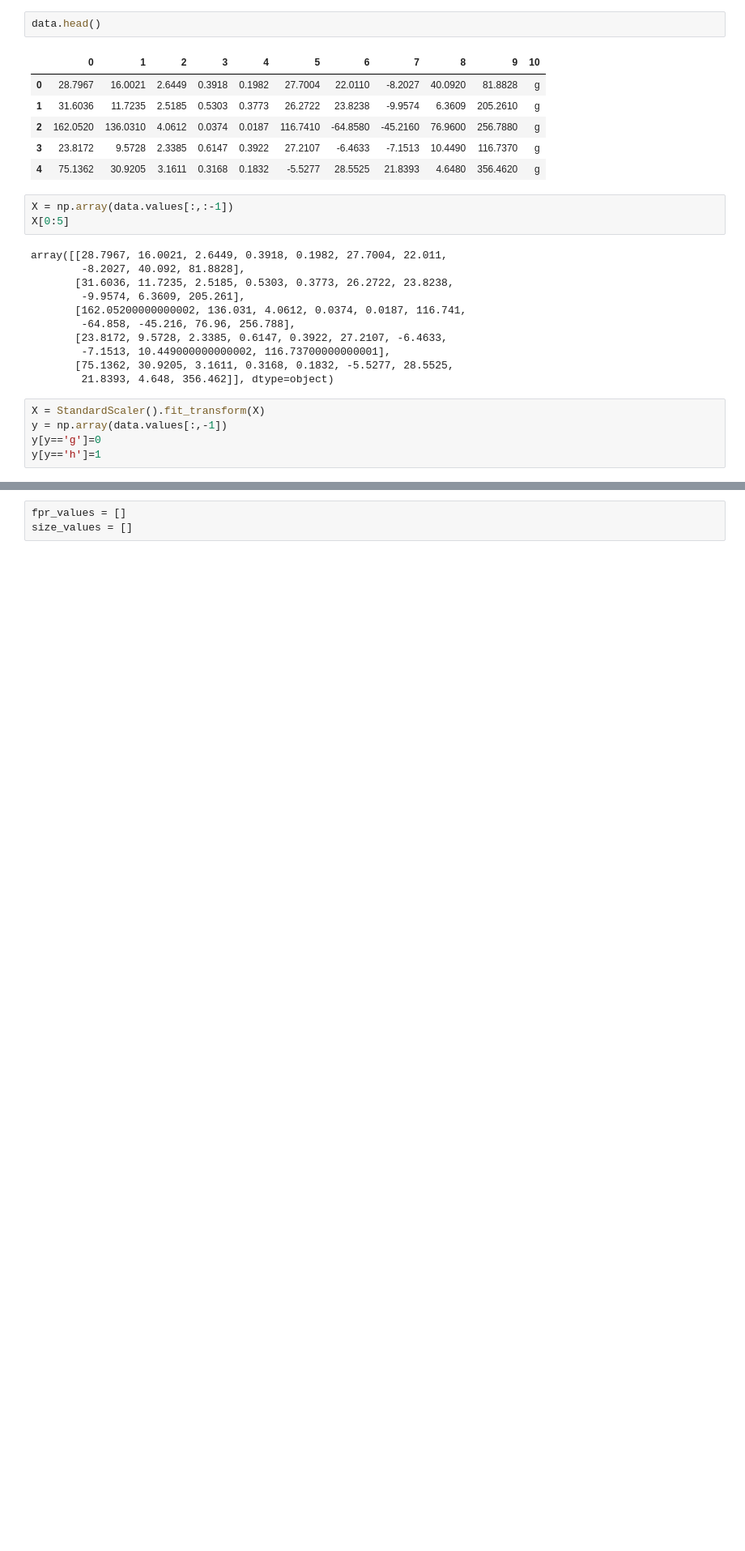
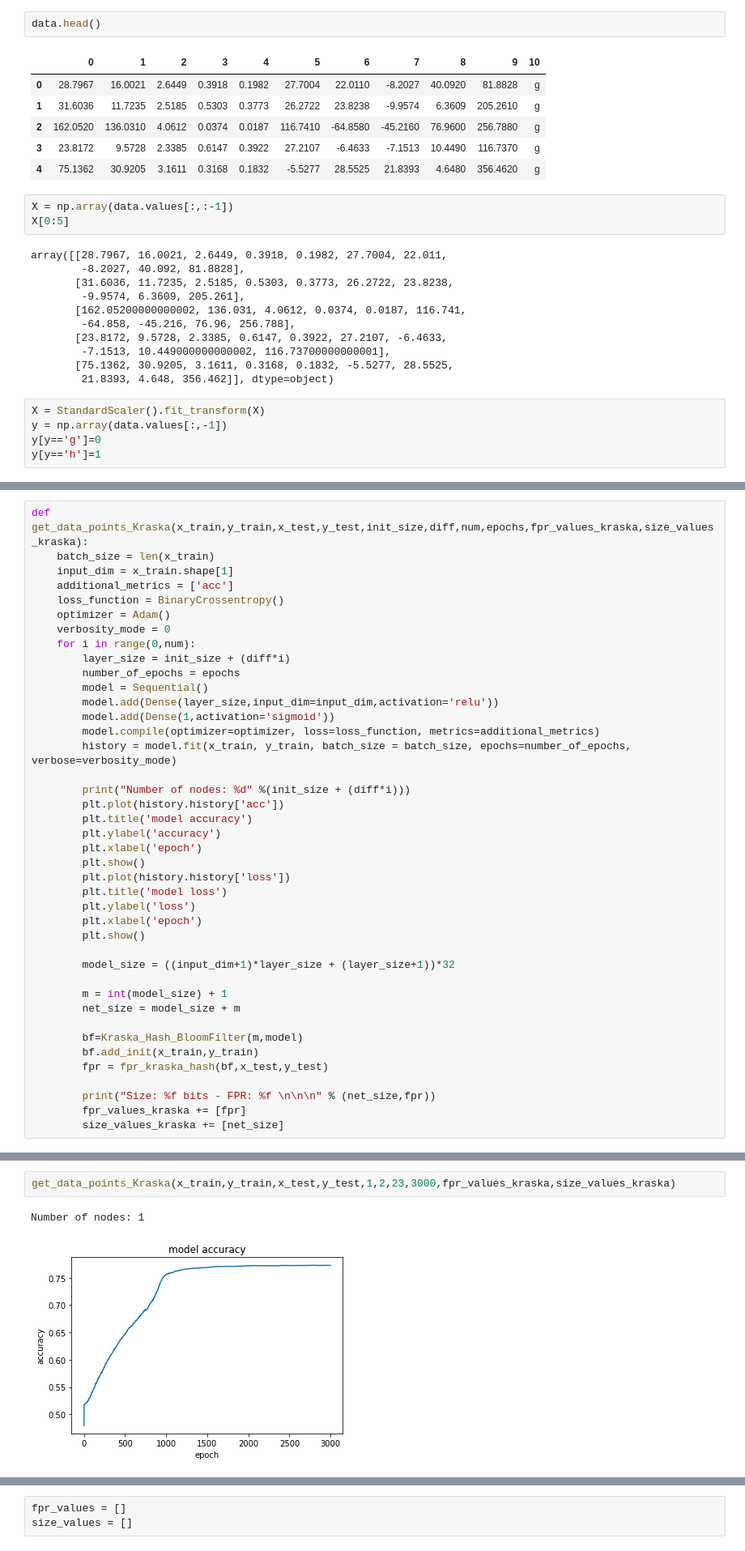
Before and after one commit to borthakur/Learned-Bloom-Filters, a Jupyter notebook: Magic_Dataset.ipynb, the cells around one changed output, grey strips where cells are left out. Shown at 81% size. Cells and saved outputs as stored; diff of their text form; blank space fills up the shorter version.

```diff
--- a/Magic_Dataset.ipynb
+++ b/Magic_Dataset.ipynb
@@ -74,0 +163,41 @@ y_test=y[0:6166].reshape(-1,1).astype(float)
+# %%
+def get_data_points_Kraska(x_train,y_train,x_test,y_test,init_size,diff,num,epochs,fpr_values_kraska,size_values_kraska):
+    batch_size = len(x_train)
+    input_dim = x_train.shape[1]
+    additional_metrics = ['acc']
+    loss_function = BinaryCrossentropy()
+    optimizer = Adam()
+    verbosity_mode = 0
+    for i in range(0,num):
+        layer_size = init_size + (diff*i)
+        number_of_epochs = epochs
+        model = Sequential()
+        model.add(Dense(layer_size,input_dim=input_dim,activation='relu'))
+        model.add(Dense(1,activation='sigmoid'))
+        model.compile(optimizer=optimizer, loss=loss_function, metrics=additional_metrics)
+        history = model.fit(x_train, y_train, batch_size = batch_size, epochs=number_of_epochs, verbose=verbosity_mode)
+
+        print("Number of nodes: %d" %(init_size + (diff*i)))
+        plt.plot(history.history['acc'])
+        plt.title('model accuracy')
+        plt.ylabel('accuracy')
+        plt.xlabel('epoch')
+        plt.show()
+        plt.plot(history.history['loss'])
+        plt.title('model loss')
+        plt.ylabel('loss')
+        plt.xlabel('epoch')
+        plt.show()
+
+        model_size = ((input_dim+1)*layer_size + (layer_size+1))*32
+
+        m = int(model_size) + 1
+        net_size = model_size + m
+
+        bf=Kraska_Hash_BloomFilter(m,model)
+        bf.add_init(x_train,y_train)
+        fpr = fpr_kraska_hash(bf,x_test,y_test)
+
+        print("Size: %f bits - FPR: %f \n\n\n" % (net_size,fpr))
+        fpr_values_kraska += [fpr]
+        size_values_kraska += [net_size]
@@ -74,0 +214,5 @@ y_test=y[0:6166].reshape(-1,1).astype(float)
+# %%
+get_data_points_Kraska(x_train,y_train,x_test,y_test,1,2,23,3000,fpr_values_kraska,size_values_kraska)
+# %% [output]
+Number of nodes: 1
+[figure, added]
```
Also changed, not shown: parts of 28 cells of this notebook.
